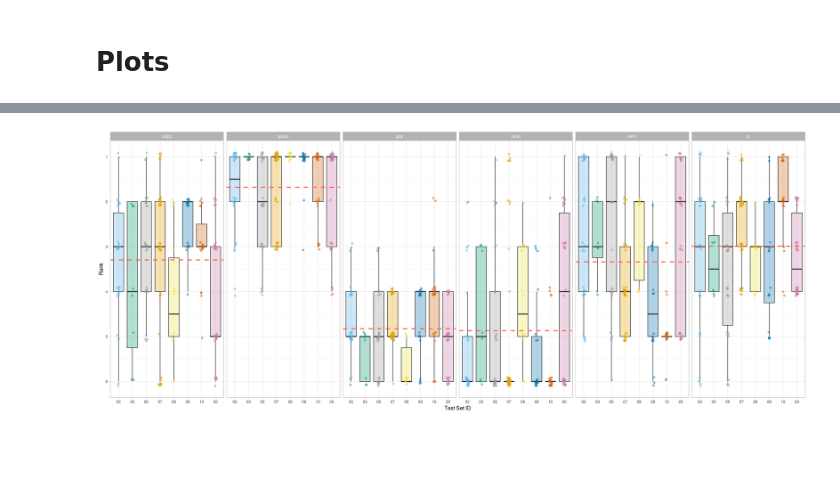
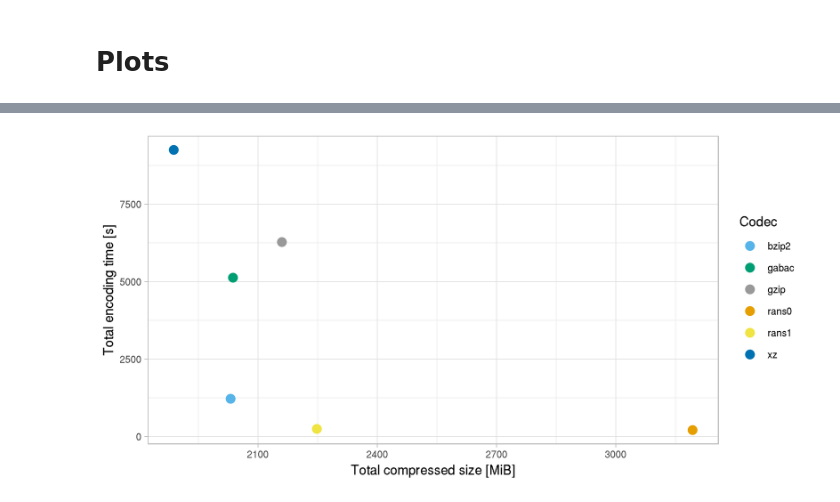
Before and after one commit to voges/gabac, a Jupyter notebook: scripts/codec_comparison/plots.ipynb, the cells around one changed output, grey strips where cells are left out. Cells and saved outputs as stored; diff of their text form; code cells hidden in the pictures; blank space fills up the shorter version.

Commit message:
New plots

```diff
--- a/scripts/codec_comparison/plots.ipynb
+++ b/scripts/codec_comparison/plots.ipynb
@@ -39,11 +125,19 @@ means <- means %>% dplyr::inner_join(tmp3, by = "codec")
 # %%
 # Install libraries
+#install.packages("dplyr")
 #install.packages("ggplot2")
 #install.packages("IRdisplay")
 
 # Load libraries
+library("dplyr", warn.conflicts = FALSE)
 library("ggplot2")
 library("IRdisplay")
+
+# Load the data
+dataframe = read.csv("results/CRAM_and_DeeZ_total_metrics.csv")
+
+# Log some data
+#print(dataframe)
 
 # Do not generate Rplots.pdf
 pdf(NULL)
@@ -51,73 +145,16 @@ pdf(NULL)
 # Color blind-friendly palette
 cbPalette <- c("#56B4E9", "#009E73", "#999999", "#E69F00", "#F0E442", "#0072B2", "#D55E00", "#CC79A7")
 
-# Rank of compression performance vs. rank of speed performance v1
-#print("Rank of compression performance vs. rank of speed performance v1")
-#ggplot2::ggplot(dataframe, aes(x = compression_speed_rank, y = compression_rank, color = codec)) +
-#  ggplot2::geom_jitter(aes(color = as.factor(codec)), size = 1.5, width = 0.15, height = 0.15, alpha = 0.2) +
-#  ggplot2::geom_point(data = medians, aes(x = median_compression_speed_rank, y = median_compression_rank), size = 7, shape = 18) +
-#  ggplot2::scale_x_continuous(breaks = c(1:6), labels = c(1:6)) +
-#  ggplot2::scale_y_reverse(breaks = c(1:6), labels = c(1:6)) +
-#  ggplot2::guides(color = guide_legend(title = "Codec")) +
-#  ggplot2::theme_light() +
-#  ggplot2::scale_fill_manual(values = cbPalette) +
-#  ggplot2::scale_colour_manual(values = cbPalette) +
-#  ggplot2::labs(title = "Rank of compression performance vs. rank of compression speed performance", subtitle = "Solid diamonds: medians", x = "Rank of compression speed performance", y = "Rank of compression performance") +
-#  ggplot2::ggsave(file = "Rank_of_compression_performance_vs_rank_of_compression_speed_performance_v1.png", width = 25, height = 25, units = "cm") +
-#  ggplot2::ggsave(file = "Rank_of_compression_performance_vs_rank_of_compression_speed_performance_v1.pdf", width = 25, height = 25, units = "cm")
-#display_png(file = "Rank_of_compression_performance_vs_rank_of_compression_speed_performance_v1.png")
-
-# Rank of compression performance vs. rank of speed performance v2
-#print("Rank of compression performance vs. rank of speed performance v2")
-#ggplot2::ggplot(dataframe, aes(x = compression_speed_rank, y = compression_rank, color = codec)) +
-#  ggplot2::geom_count(shape = 1, aes(size = ..n..), stroke = 1) +
-#  ggplot2::geom_count(alpha = 0.05, shape = 16, aes(size = ..n..), stroke = 0) +
-#  ggplot2::scale_size_area(max_size = 35) +
-#  #ggplot2::geom_point(data = medians, aes(x = median_compression_speed_rank, y = median_compression_rank), size = 20, shape = 4, stroke = 1.5) +
-#  ggplot2::scale_x_continuous(breaks = c(1:6), labels = c(1:6)) +
-#  ggplot2::scale_y_reverse(breaks = c(1:6), labels = c(1:6)) +
-#  ggplot2::guides(color = guide_legend(title = "Codec")) +
-#  ggplot2::theme_light() +
-#  ggplot2::scale_fill_manual(values = cbPalette) +
-#  ggplot2::scale_colour_manual(values = cbPalette) +
-#  ggplot2::labs(title = "Rank of compression performance vs. rank of compression speed performance", subtitle = "Crosses: medians", x = "Rank of compression speed performance", y = "Rank of compression performance") +
-#  ggplot2::ggsave(file = "Rank_of_compression_performance_vs_rank_of_compression_speed_performance_v2.png", width = 25, height = 25, units = "cm") +
-#  ggplot2::ggsave(file = "Rank_of_compression_performance_vs_rank_of_compression_speed_performance_v2.pdf", width = 25, height = 25, units = "cm")
-#display_png(file = "Rank_of_compression_performance_vs_rank_of_compression_speed_performance_v2.png")
-
-# Rank of compression performance
-print("Rank of compression performance")
-ggplot2::ggplot(dataframe, aes(x = as.factor(test_set), y = compression_rank)) +
-  ggplot2::geom_boxplot(aes(fill = as.factor(test_set)), outlier.shape = NA, alpha = 0.3) +
-  ggplot2::geom_jitter(aes(color = as.factor(test_set)), size = 1.5, width = 0.1, height = 0.1, alpha = 0.5) +
-  ggplot2::geom_hline(data = means, aes(yintercept = mean_compression_rank), linetype = "dashed", color = "tomato", size = 1) +
-  ggplot2::scale_x_discrete(labels = function(x) stringr::str_pad(x, width = 2, pad = "0")) +
-  ggplot2::scale_y_reverse(breaks = c(1:6), labels = c(1:6)) +
-  ggplot2::facet_grid(cols = vars(codec)) +
+# Total encoding time vs. total compressed size
+print("Total encoding time vs. total compressed size")
+ggplot2::ggplot(dataframe, aes(x = total_compressed_size_MiB, y = total_compression_time_s, color = codec)) +
+  ggplot2::geom_point(size = 3) +
+  ggplot2::guides(color = guide_legend(title = "Codec")) +
   ggplot2::theme_light() +
   ggplot2::scale_fill_manual(values = cbPalette) +
   ggplot2::scale_colour_manual(values = cbPalette) +
-  ggplot2::theme(legend.position = "none") +
-  ggplot2::labs(x = "Test Set ID", y = "Rank") +
-  ggplot2::ggsave(file = "Rank_of_compression_performance.png", width = 50, height = 20, units = "cm") +
-  ggplot2::ggsave(file = "Rank_of_compression_performance.pdf", width = 50, height = 20, units = "cm")
-display_png(file = "Rank_of_compression_performance.png")
-
-# Rank of speed performance
-print("Rank of speed performance")
-ggplot2::ggplot(dataframe, aes(x = as.factor(test_set), y = compression_speed_rank)) +
-  ggplot2::geom_boxplot(aes(fill = as.factor(test_set)), outlier.shape = NA, alpha = 0.3) +
-  ggplot2::geom_jitter(aes(color = as.factor(test_set)), size = 1.5, width = 0.1, height = 0.1, alpha = 0.5) +
-  ggplot2::geom_hline(data = means, aes(yintercept = mean_compression_speed_rank), linetype = "dashed", color = "tomato", size = 1) +
-  ggplot2::scale_x_discrete(labels = function(x) stringr::str_pad(x, width = 2, pad = "0")) +
-  ggplot2::scale_y_reverse(breaks = c(1:6), labels = c(1:6)) +
-  ggplot2::facet_grid(cols = vars(codec)) +
-  ggplot2::theme_light() +
-  ggplot2::scale_fill_manual(values = cbPalette) +
-  ggplot2::scale_colour_manual(values = cbPalette) +
-  ggplot2::theme(legend.position = "none") +
-  ggplot2::labs(x = "Test Set ID", y = "Rank") +
-  ggplot2::ggsave(file = "Rank_of_compression_speed_performance.png", width = 50, height = 20, units = "cm") +
-  ggplot2::ggsave(file = "Rank_of_compression_speed_performance.pdf", width = 50, height = 20, units = "cm")
-display_png(file = "Rank_of_compression_speed_performance.png")
+  ggplot2::labs(x = "Total compressed size [MiB]", y = "Total encoding time [s]") +
+  ggplot2::ggsave(file = "Total_encoding_time_vs_total_compressed_size.png", width = 20, height = 10, units = "cm") +
+  ggplot2::ggsave(file = "Total_encoding_time_vs_total_compressed_size.pdf", width = 20, height = 10, units = "cm")
+display_png(file = "Total_encoding_time_vs_total_compressed_size.png")
 # %% [output]
@@ -125 +162 @@ display_png(file = "Rank_of_compression_speed_performance.png")
-[figure, old version]
+[figure, new version]
```
Also changed, not shown: parts of 6 cells of this notebook, 8 other files.
